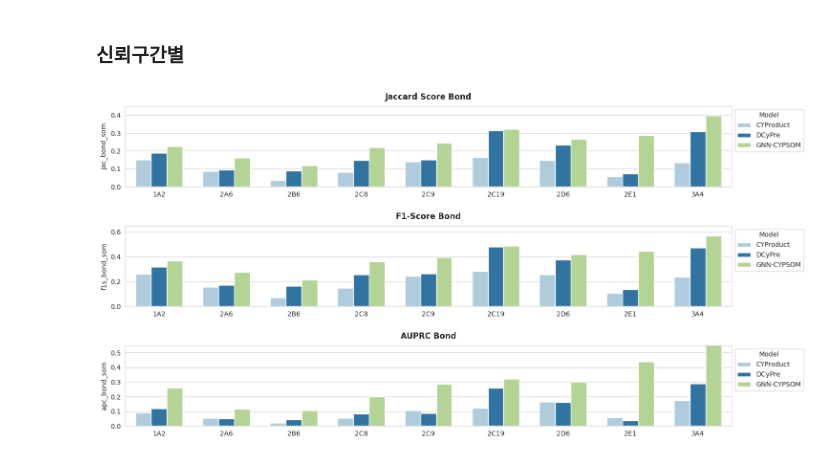
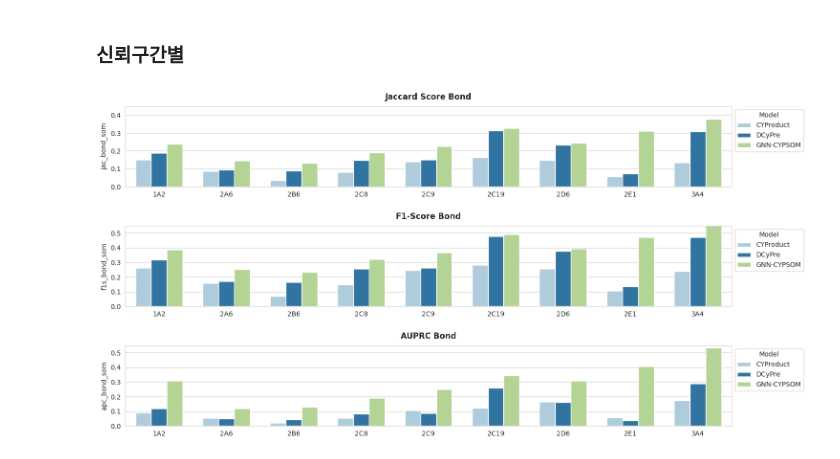
Before and after one commit to qwon135/CYP-MAP, a Jupyter notebook: infer.ipynb, the cells around one changed output. Drawn from its saved outputs; the diff is of its cells as text; code cells hidden in the pictures.

```diff
--- a/infer.ipynb
+++ b/infer.ipynb
@@ -454,81 +379,60 @@ import pandas as pd
 
 scores_cyproduct = pd.read_csv(f'scores/CYProduct.csv', index_col=None)
 scores_DCyPre = pd.read_csv(f'scores/DCyPre.csv', index_col=None)
-# scores_df = [pd.read_csv(f'scores/GNN-CYPSOM_{i}.csv', index_col=None) for i in [0.01, 0.05, 0.1, 0.15, 0.2, 0.3, 0.4, 0.5]]
-scores_df = [pd.read_csv(f'scores/GNN-CYPSOM.csv', index_col=None)]
-
+scores_df = pd.read_csv(f'scores/GNN-CYPSOM.csv', index_col=None)
 
 root = f'plot_score/versus_other_research'
-select_th=True
-if not select_th:
-    models = ['CYProduct', 'DCyPre', 'GNN-CYPSOM_0.01', 'GNN-CYPSOM_0.1', 'GNN-CYPSOM_0.15', 'GNN-CYPSOM_0.2', 'GNN-CYPSOM_0.3', 'GNN-CYPSOM_0.4']
-    models = ['CYProduct', 'DCyPre', 'GNN-CYPSOM_0.01', 'GNN-CYPSOM_0.05', 'GNN-CYPSOM_0.1',  'GNN-CYPSOM_0.2', 'GNN-CYPSOM_0.3', 'GNN-CYPSOM_0.4', 'GNN-CYPSOM_0.5']
-# models = ['CYProduct', 'GNN-CYPSOM_0.15',]
-else:
-    models = ['CYProduct', 'DCyPre', 'GNN-CYPSOM',]
-    # models = ['DCyPre', 'GNN-CYPSOM',]
+
+models = ['CYProduct', 'DCyPre', 'GNN-CYPSOM',]
+
 
 for m_name, metrics, plot_name_metrics in zip(metrics_name, metrics_types, plot_name_types):
     metrics = [i for i in metrics if ('rec' not in i) and ('prc' not in i) and ('auc' not in i)]
     plot_name_metrics = [i for i in plot_name_metrics if ('Recall' not in i) and ('Precision' not in i) and ('AUROC' not in i)]
+
+    # metrics = [i for i in metrics if ('auc' not in i)]
+    # plot_name_metrics = [i for i in plot_name_metrics if ('AUROC' not in i)]
+
     pallete = sns.color_palette("Paired")
 
     for idx, metric in enumerate(metrics):
         data = pd.DataFrame(columns=['CYP', 'Model', metric])
 
         for model in models:
             for cyp in cyp_list:
-                if not select_th:
-                    scores = pd.read_csv(f'scores/{model}.csv')
-                    if model == 'DCyPre':
-                        try:
-                            score = scores.query('cyp==@cyp').query('metric==@metric')['score'].item()
-                        except:
-                            score = 0
-                            continue
-                    score = scores.query('cyp==@cyp').query('metric==@metric')['score'].item()
+                if model == 'CYProduct':
+                    score = scores_cyproduct.query('cyp==@cyp').query('metric==@metric')['score'].item()
+                elif model == 'DCyPre':
+                    try:
+                        score = scores_DCyPre.query('cyp==@cyp').query('metric==@metric')['score'].item()
+                    except:
+                        score = 0
                 else:
-                    if model == 'CYProduct':
-                        score = scores_cyproduct.query('cyp==@cyp').query('metric==@metric')['score'].item()
-                    elif model == 'DCyPre':
-                        try:
-                            score = scores_DCyPre.query('cyp==@cyp').query('metric==@metric')['score'].item()
-                        except:
-                            score = 0
-                    else:
-                        score = max([i.query('cyp==@cyp').query('metric==@metric')['score'].item() for i in scores_df])
-
+                    score = scores_df.query('cyp==@cyp').query('metric==@metric')['score'].item()
 
                 data = pd.concat( [data, pd.DataFrame({'CYP': [cyp.replace('BOM_', '')], 'Model': [model], metric: [score]})]
                                     , ignore_index=True)
 
         plt.figure(figsize=(15, 2.5))
         sns.set_style('whitegrid')
 
         ax = sns.barplot(x='CYP', y=metric, hue='Model', data=data, palette=pallete, width=0.7)
 
         ax.set_xlabel('')
         ax.set_ylabel(metric)
 
-        # ax.set_ylim(0, 1)  # y축 범위를 0부터 1까지로 고정
         maxvalue = round(data[metric].max(), 1)
-        ax.set_ylim(0, maxvalue+0.05)  # y축 범위를 0부터 1까지로 고정
-
-        # if 'ROC' in plot_name_metrics[idx]:
-        #     ax.set_ylim(0, 1)  # y축 범위를 0부터 1까지로 고정
-        # else:
-        #     ax.set_ylim(0, 0.5)  # y축 범위를 0부터 1까지로 고정
+        ax.set_ylim(0, maxvalue+0.05)
 
         ax.set_title(f'{plot_name_metrics[idx]}', fontsize=12, fontweight='bold', pad=10)
 
         ax.legend(title='Model', loc='upper left', bbox_to_anchor=(1, 1))
 
         plt.tight_layout()
         plt.savefig(f'{root}/performance_{metric}.png', bbox_inches='tight')
         plt.close()
 
     save_performance(metrics, m_name, root)
+Image.open('plot_score/versus_other_research/performance_Bond-SOM.png')
+# %% [output]
+[figure, added]
-# %%
-Image.open('plot_score/versus_other_research/performance_Bond-SOM.png')
-# %% [output]
-[figure, removed]
```
Also changed, not shown: parts of 11 cells of this notebook, 17 other files.
